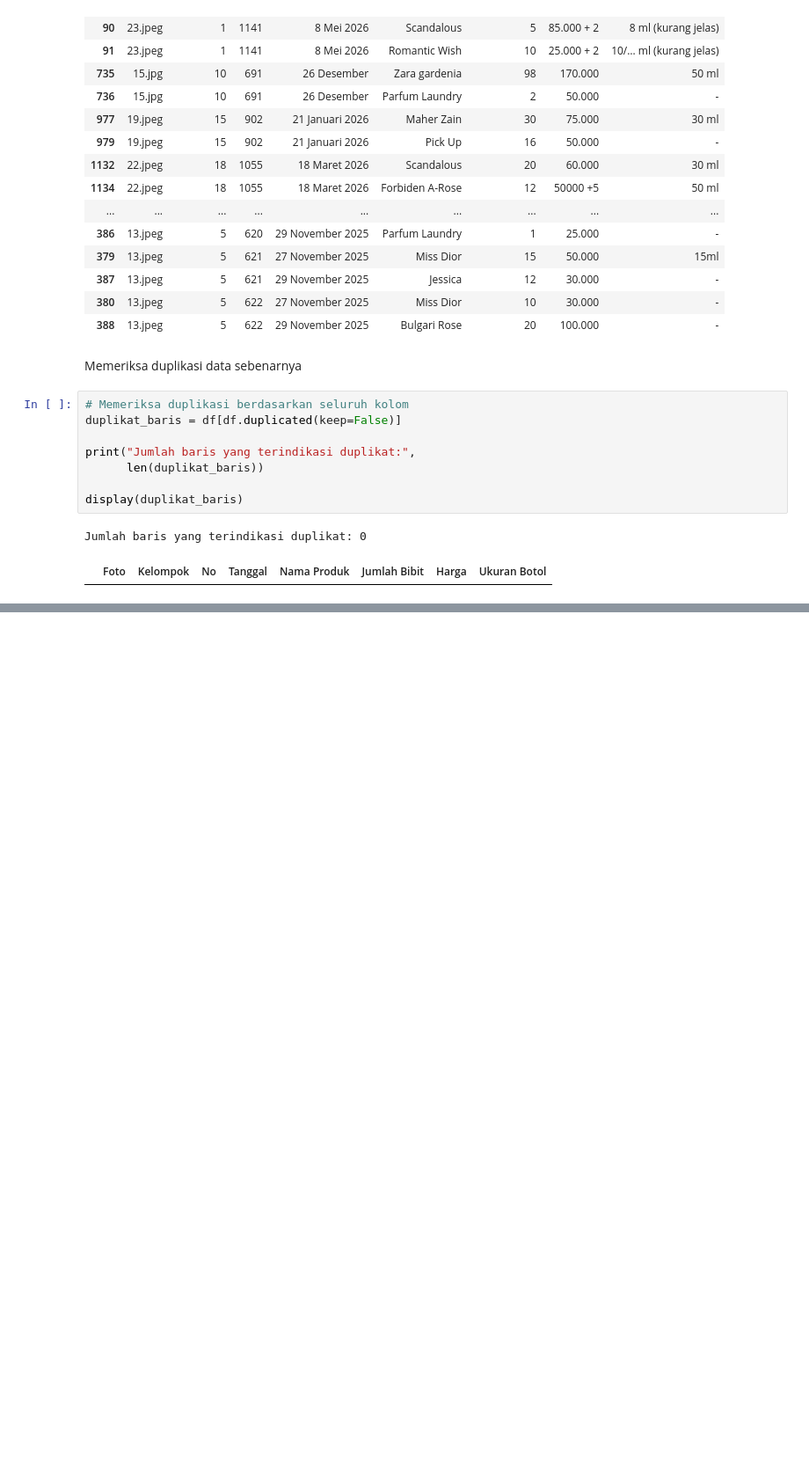
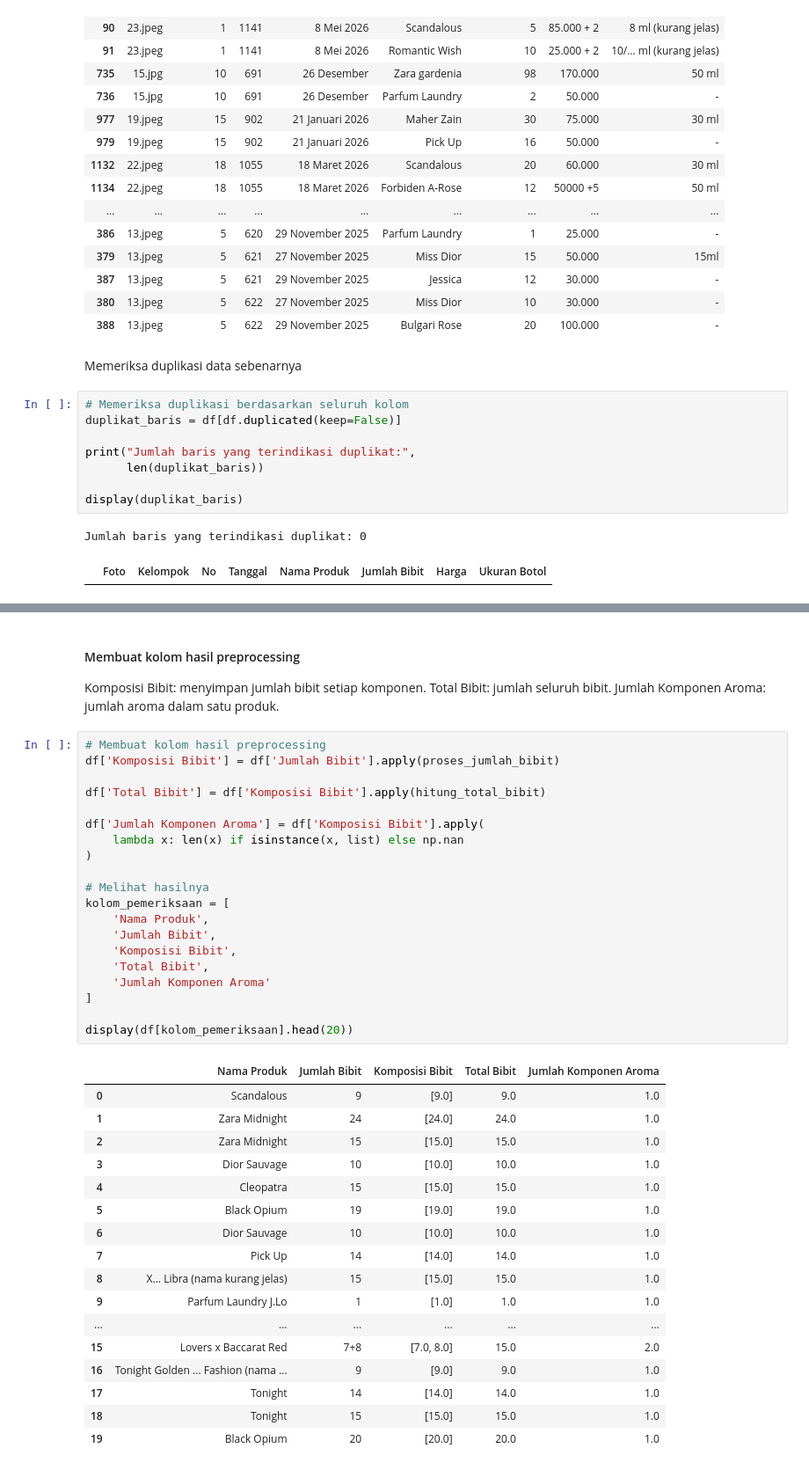
Before and after one commit to kyandap/UAS-Prak-Data-Mining-Parfum, a Jupyter notebook: 01_eda_preprocessing.ipynb, the cells around one changed output, grey strips where cells are left out. Shown at 88% size. Cells and saved outputs as stored; diff of their text form; blank space fills up the shorter version.

Commit message:
Selesai preprocessing

```diff
--- a/01_eda_preprocessing.ipynb
+++ b/01_eda_preprocessing.ipynb
@@ -215,0 +343,43 @@ Jumlah baris yang terindikasi duplikat: 0
+# %% [markdown]
+#### Membuat kolom hasil preprocessing
+Komposisi Bibit: menyimpan jumlah bibit setiap komponen.
+Total Bibit: jumlah seluruh bibit.
+Jumlah Komponen Aroma: jumlah aroma dalam satu produk.
+# %%
+# Membuat kolom hasil preprocessing
+df['Komposisi Bibit'] = df['Jumlah Bibit'].apply(proses_jumlah_bibit)
+
+df['Total Bibit'] = df['Komposisi Bibit'].apply(hitung_total_bibit)
+
+df['Jumlah Komponen Aroma'] = df['Komposisi Bibit'].apply(
+    lambda x: len(x) if isinstance(x, list) else np.nan
+)
+
+# Melihat hasilnya
+kolom_pemeriksaan = [
+    'Nama Produk',
+    'Jumlah Bibit',
+    'Komposisi Bibit',
+    'Total Bibit',
+    'Jumlah Komponen Aroma'
+]
+
+display(df[kolom_pemeriksaan].head(20))
+# %% [output]
+|  | Nama Produk | Jumlah Bibit | Komposisi Bibit | Total Bibit | Jumlah Komponen Aroma |
+| 0 | Scandalous | 9 | [9.0] | 9.0 | 1.0 |
+| 1 | Zara Midnight | 24 | [24.0] | 24.0 | 1.0 |
+| 2 | Zara Midnight | 15 | [15.0] | 15.0 | 1.0 |
+| 3 | Dior Sauvage | 10 | [10.0] | 10.0 | 1.0 |
+| 4 | Cleopatra | 15 | [15.0] | 15.0 | 1.0 |
+| 5 | Black Opium | 19 | [19.0] | 19.0 | 1.0 |
+| 6 | Dior Sauvage | 10 | [10.0] | 10.0 | 1.0 |
+| 7 | Pick Up | 14 | [14.0] | 14.0 | 1.0 |
+| 8 | X... Libra (nama kurang jelas) | 15 | [15.0] | 15.0 | 1.0 |
+| 9 | Parfum Laundry J.Lo | 1 | [1.0] | 1.0 | 1.0 |
+| ... | ... | ... | ... | ... | ... |
+| 15 | Lovers x Baccarat Red | 7+8 | [7.0, 8.0] | 15.0 | 2.0 |
+| 16 | Tonight Golden ... Fashion (nama ... | 9 | [9.0] | 9.0 | 1.0 |
+| 17 | Tonight | 14 | [14.0] | 14.0 | 1.0 |
+| 18 | Tonight | 15 | [15.0] | 15.0 | 1.0 |
+| 19 | Black Opium | 20 | [20.0] | 20.0 | 1.0 |
```
Also changed, not shown: parts of 96 cells of this notebook.
